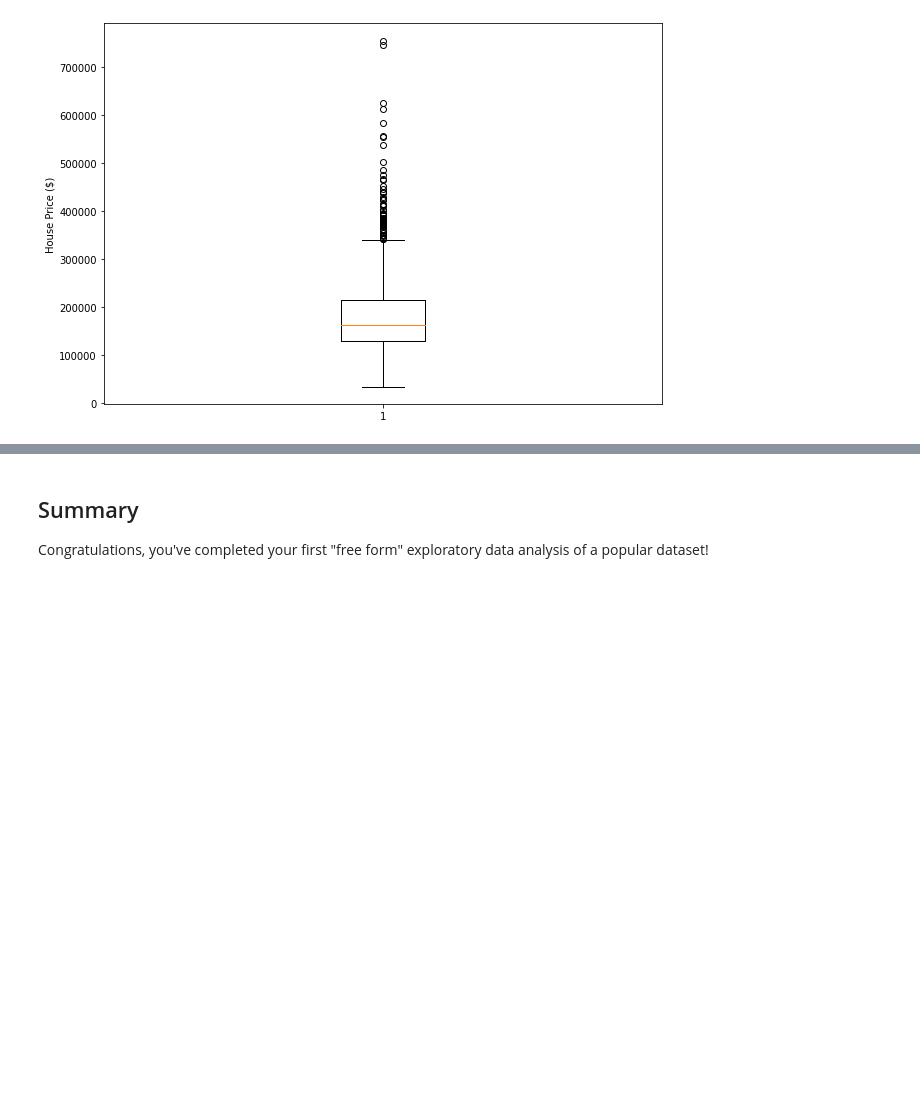
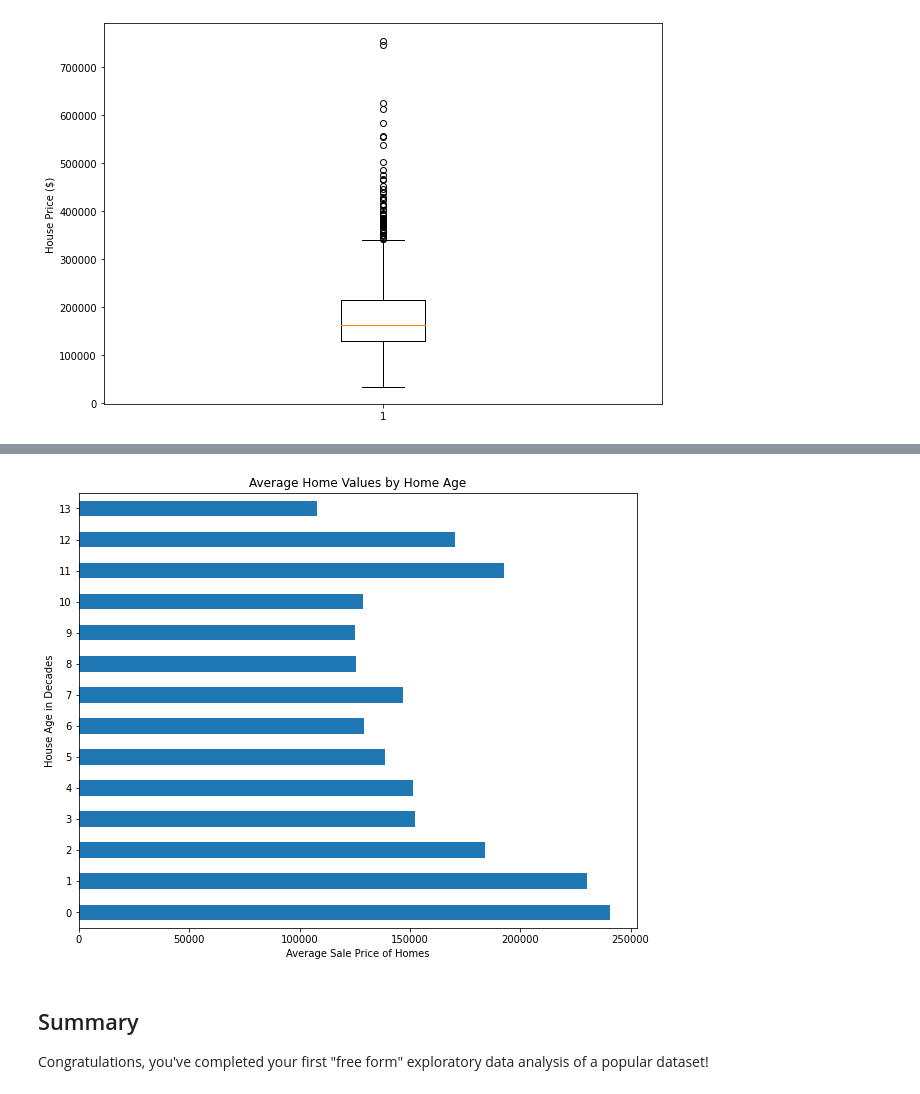
Before and after one commit to aysegulguzel/dsc-project-eda-with-pandas-onl01-dtsc-ft-012120, a Jupyter notebook: index.ipynb, the cells around one changed output, grey strips where cells are left out. Saved outputs shown, nothing was run; the diff lists cells and outputs as text; code cells hidden in the pictures; blank space fills up the shorter version.

```diff
--- a/index.ipynb
+++ b/index.ipynb
@@ -168,6 +168,17 @@ GrLivArea        0.708624
 OverallQual      0.790982
 SalePrice        1.000000
 Name: SalePrice, dtype: float64
+# %%
+# Perform an Exploration of home values by age
+df['age'] = df['YrSold'] - df['YearBuilt']
+df['decades'] = df.age // 10
+to_plot = df.groupby('decades').SalePrice.mean()
+to_plot.plot(kind='barh', figsize=(10,8))
+plt.ylabel('House Age in Decades')
+plt.xlabel('Average Sale Price of Homes')
+plt.title('Average Home Values by Home Age');
+# %% [output]
+[figure, added]
 # %% [markdown]
 ## Summary
 
```
Also changed, not shown: parts of 1 cell of this notebook.
